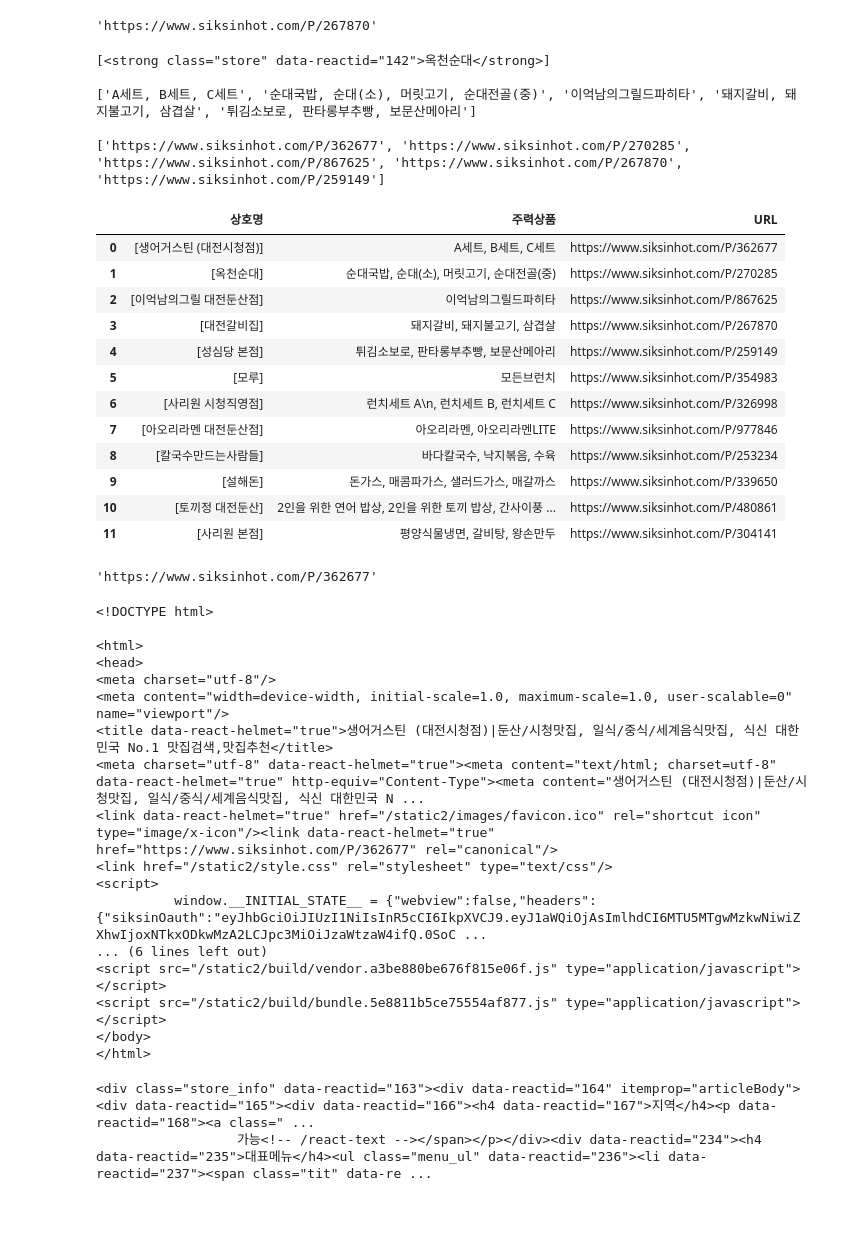
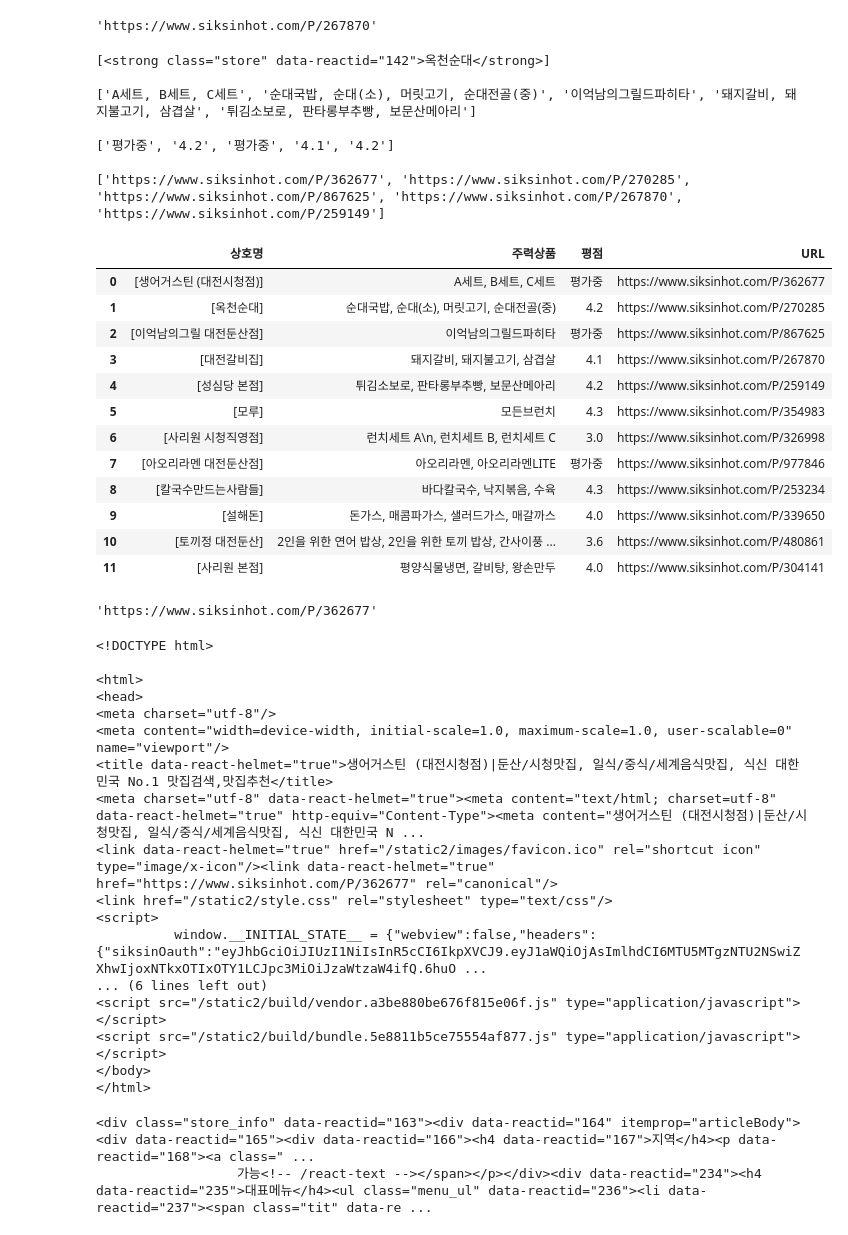
Before and after one commit to JuhyoenOh/Python-basic, a Jupyter notebook: Web/주변 맛집(2020610).ipynb, the cells around one changed output. Cells and saved outputs as stored; diff of their text form; code cells hidden in the pictures.

```diff
--- a/Web/주변 맛집(2020610).ipynb
+++ b/Web/주변 맛집(2020610).ipynb
@@ -49,6 +65,7 @@ from urllib.parse import urljoin
 
 name1 = []
 kind1 = []
+scores = []
 ulr1 = []
 
 
@@ -56,38 +73,47 @@ for rest in rest_list[:12] :
     name1.append(rest.find(class_="store"))
     kind1.append(rest.find('p').get_text())
     ulr1.append(first+rest.find('a')['href'])
+    if rest.find(class_='score2')!=None:
+        scores.append(rest.find(class_='score2').get_text())
+    else:
+        scores.append(rest.find(class_='score').get_text())
+
 
 print(name1[1:2])
 print()
 print(kind1[:5])
 print()
+print(scores[:5])
+print()
 print(ulr1[:5])
 # %% [output]
 [<strong class="store" data-reactid="142">옥천순대</strong>]
 
 ['A세트, B세트, C세트', '순대국밥, 순대(소), 머릿고기, 순대전골(중)', '이억남의그릴드파히타', '돼지갈비, 돼지불고기, 삼겹살', '튀김소보로, 판타롱부추빵, 보문산메아리']
 
+['평가중', '4.2', '평가중', '4.1', '4.2']
+
 ['https://www.siksinhot.com/P/362677', 'https://www.siksinhot.com/P/270285', 'https://www.siksinhot.com/P/867625', 'https://www.siksinhot.com/P/267870', 'https://www.siksinhot.com/P/259149']
 # %%
 #데이터 프레임 만들기 _1
 import pandas as pd
 
-df = pd.DataFrame({'상호명':name1, '주력상품': kind1, 'URL': ulr1})
+df = pd.DataFrame({'상호명':name1, '주력상품': kind1, '평점':scores ,'URL': ulr1})
 df
 # %% [output]
-|  | 상호명 | 주력상품 | URL |
-| 0 | [생어거스틴 (대전시청점)] | A세트, B세트, C세트 | https://www.siksinhot.com/P/362677 |
-| 1 | [옥천순대] | 순대국밥, 순대(소), 머릿고기, 순대전골(중) | https://www.siksinhot.com/P/270285 |
-| 2 | [이억남의그릴 대전둔산점] | 이억남의그릴드파히타 | https://www.siksinhot.com/P/867625 |
-| 3 | [대전갈비집] | 돼지갈비, 돼지불고기, 삼겹살 | https://www.siksinhot.com/P/267870 |
-| 4 | [성심당 본점] | 튀김소보로, 판타롱부추빵, 보문산메아리 | https://www.siksinhot.com/P/259149 |
-| 5 | [모루] | 모든브런치 | https://www.siksinhot.com/P/354983 |
-| 6 | [사리원 시청직영점] | 런치세트 A\n, 런치세트 B, 런치세트 C | https://www.siksinhot.com/P/326998 |
-| 7 | [아오리라멘 대전둔산점] | 아오리라멘, 아오리라멘LITE | https://www.siksinhot.com/P/977846 |
-| 8 | [칼국수만드는사람들] | 바다칼국수, 낙지볶음, 수육 | https://www.siksinhot.com/P/253234 |
-| 9 | [설해돈] | 돈가스, 매콤파가스, 샐러드가스, 매갈까스 | https://www.siksinhot.com/P/339650 |
-| 10 | [토끼정 대전둔산] | 2인을 위한 연어 밥상, 2인을 위한 토끼 밥상, 간사이풍 ... | https://www.siksinhot.com/P/480861 |
-| 11 | [사리원 본점] | 평양식물냉면, 갈비탕, 왕손만두 | https://www.siksinhot.com/P/304141 |
+|  | 상호명 | 주력상품 | 평점 | URL |
+| 0 | [생어거스틴 (대전시청점)] | A세트, B세트, C세트 | 평가중 | https://www.siksinhot.com/P/362677 |
+| 1 | [옥천순대] | 순대국밥, 순대(소), 머릿고기, 순대전골(중) | 4.2 | https://www.siksinhot.com/P/270285 |
+| 2 | [이억남의그릴 대전둔산점] | 이억남의그릴드파히타 | 평가중 | https://www.siksinhot.com/P/867625 |
+| 3 | [대전갈비집] | 돼지갈비, 돼지불고기, 삼겹살 | 4.1 | https://www.siksinhot.com/P/267870 |
+| 4 | [성심당 본점] | 튀김소보로, 판타롱부추빵, 보문산메아리 | 4.2 | https://www.siksinhot.com/P/259149 |
+| 5 | [모루] | 모든브런치 | 4.3 | https://www.siksinhot.com/P/354983 |
+| 6 | [사리원 시청직영점] | 런치세트 A\n, 런치세트 B, 런치세트 C | 3.0 | https://www.siksinhot.com/P/326998 |
+| 7 | [아오리라멘 대전둔산점] | 아오리라멘, 아오리라멘LITE | 평가중 | https://www.siksinhot.com/P/977846 |
+| 8 | [칼국수만드는사람들] | 바다칼국수, 낙지볶음, 수육 | 4.3 | https://www.siksinhot.com/P/253234 |
+| 9 | [설해돈] | 돈가스, 매콤파가스, 샐러드가스, 매갈까스 | 4.0 | https://www.siksinhot.com/P/339650 |
+| 10 | [토끼정 대전둔산] | 2인을 위한 연어 밥상, 2인을 위한 토끼 밥상, 간사이풍 ... | 3.6 | https://www.siksinhot.com/P/480861 |
+| 11 | [사리원 본점] | 평양식물냉면, 갈비탕, 왕손만두 | 4.0 | https://www.siksinhot.com/P/304141 |
 # %%
 #다른 주소에 있는 항목 데이타 찾기
 df['URL'][0]
@@ -109,7 +135,7 @@ soup_tmp
 <link data-react-helmet="true" href="/static2/images/favicon.ico" rel="shortcut icon" type="image/x-icon"/><link data-react-helmet="true" href="https://www.siksinhot.com/P/362677" rel="canonical"/>
 <link href="/static2/style.css" rel="stylesheet" type="text/css"/>
 <script>
-          window.__INITIAL_STATE__ = {"webview":false,"headers":{"siksinOauth":"eyJhbGciOiJIUzI1NiIsInR5cCI6IkpXVCJ9.eyJ1aWQiOjAsImlhdCI6MTU5MTgwMzkwNiwiZXhwIjoxNTkxODkwMzA2LCJpc3MiOiJzaWtzaW4ifQ.0SoC ...
+          window.__INITIAL_STATE__ = {"webview":false,"headers":{"siksinOauth":"eyJhbGciOiJIUzI1NiIsInR5cCI6IkpXVCJ9.eyJ1aWQiOjAsImlhdCI6MTU5MTgzNTU2NSwiZXhwIjoxNTkxOTIxOTY1LCJpc3MiOiJzaWtzaW4ifQ.6huO ...
 ... (6 lines left out)
 <script src="/static2/build/vendor.a3be880be676f815e06f.js" type="application/javascript"></script>
 <script src="/static2/build/bundle.5e8811b5ce75554af877.js" type="application/javascript"></script>
```
Also changed, not shown: parts of 3 cells of this notebook.
